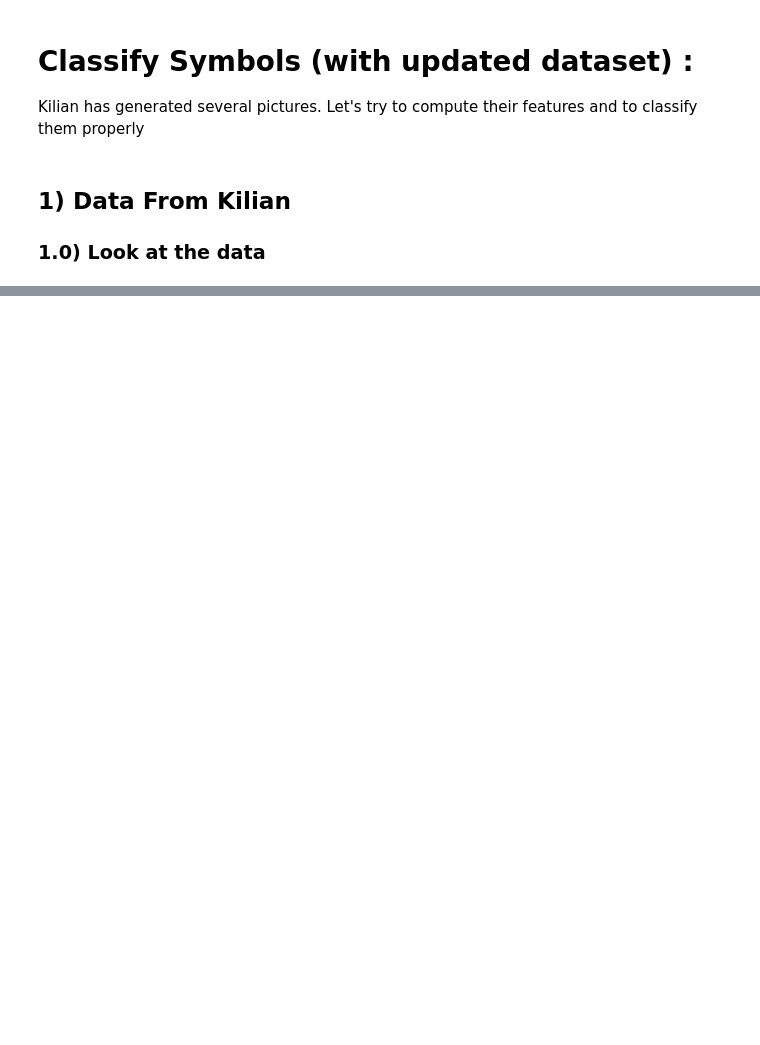
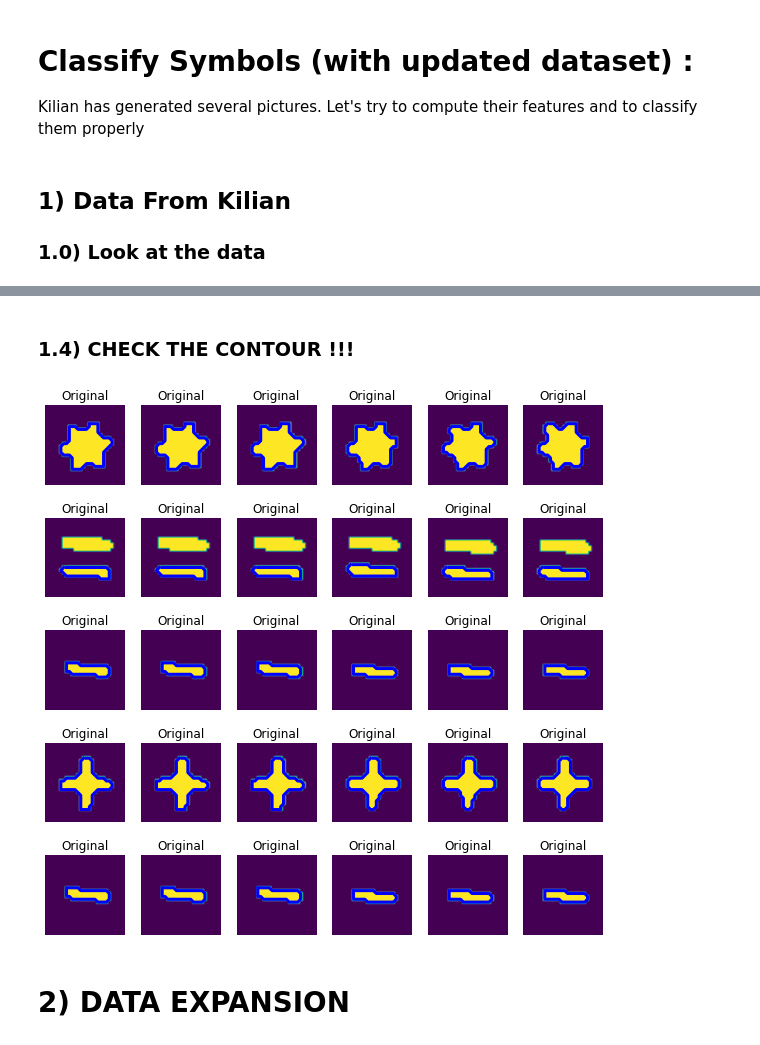
Before and after one commit to meierkilian/iapr2020_gkj, a Jupyter notebook: project/CNN/Classify_Symbols/Classify_Symbols_V4.ipynb, the cells around one changed output, grey strips where cells are left out. Drawn from its saved outputs; the diff is of its cells as text; code cells hidden in the pictures; blank space fills up the shorter version.

```diff
--- a/project/CNN/Classify_Symbols/Classify_Symbols_V4.ipynb
+++ b/project/CNN/Classify_Symbols/Classify_Symbols_V4.ipynb
@@ -256,0 +114,6 @@ for a in symbols:
+# %%
+f1,f2 = 1,3 #Area and Fourier Descriptor
+a,b,c = X[STAR*nb_pic:(STAR+1)*nb_pic, f1:f2], X[PLUS*nb_pic:(PLUS+1)*nb_pic, f1:f2], X[MINUS*nb_pic:(MINUS+1)*nb_pic, f1:f2]
+Xready = np.concatenate( (a,b,c), axis = 0)
+yready = *[1]*6, *[2]*6, *[3]*6
+yready = np.array(yready)
@@ -256,0 +136,20 @@ for a in symbols:
+# %% [markdown]
+### 1.4) CHECK THE CONTOUR !!!
+# %%
+# ===============  display results : the contours are perfect !    ===============
+feats, snakes, ims = [ None for i in data[:,0,0]],  [ None for i in data[:,0,0]],  [ None for i in data[:,0,0]]
+feat = 1
+fig, axes = plt.subplots(nrows=5, ncols=6, figsize=(10,10), sharex=True, sharey=True)
+ax = axes.ravel()
+for i in np.arange(data.shape[0]):
+  feats[i], snakes[i], ims[i] = compute_feat_with_fourier_descriptor(data[i], feat)
+
+  ax[i].plot(snakes[i][:,1], snakes[i][:,0], '-b', lw=3)
+  ax[i].imshow(ims[i])
+  ax[i].set_title("Original")
+for a in ax:
+    a.axis('off')
+# %% [output]
+[figure, added]
+# %% [markdown]
+# 2) DATA EXPANSION
```
Also changed, not shown: parts of 54 cells of this notebook, 4 other files.
